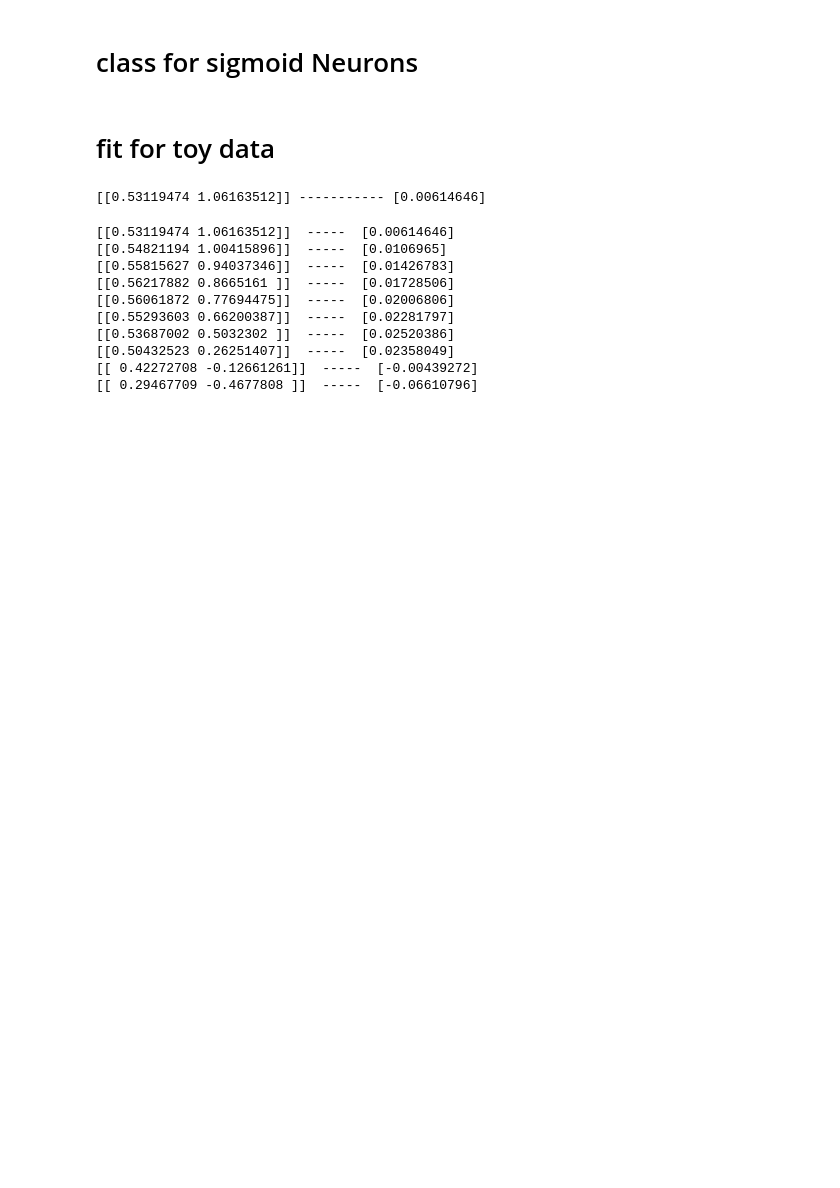
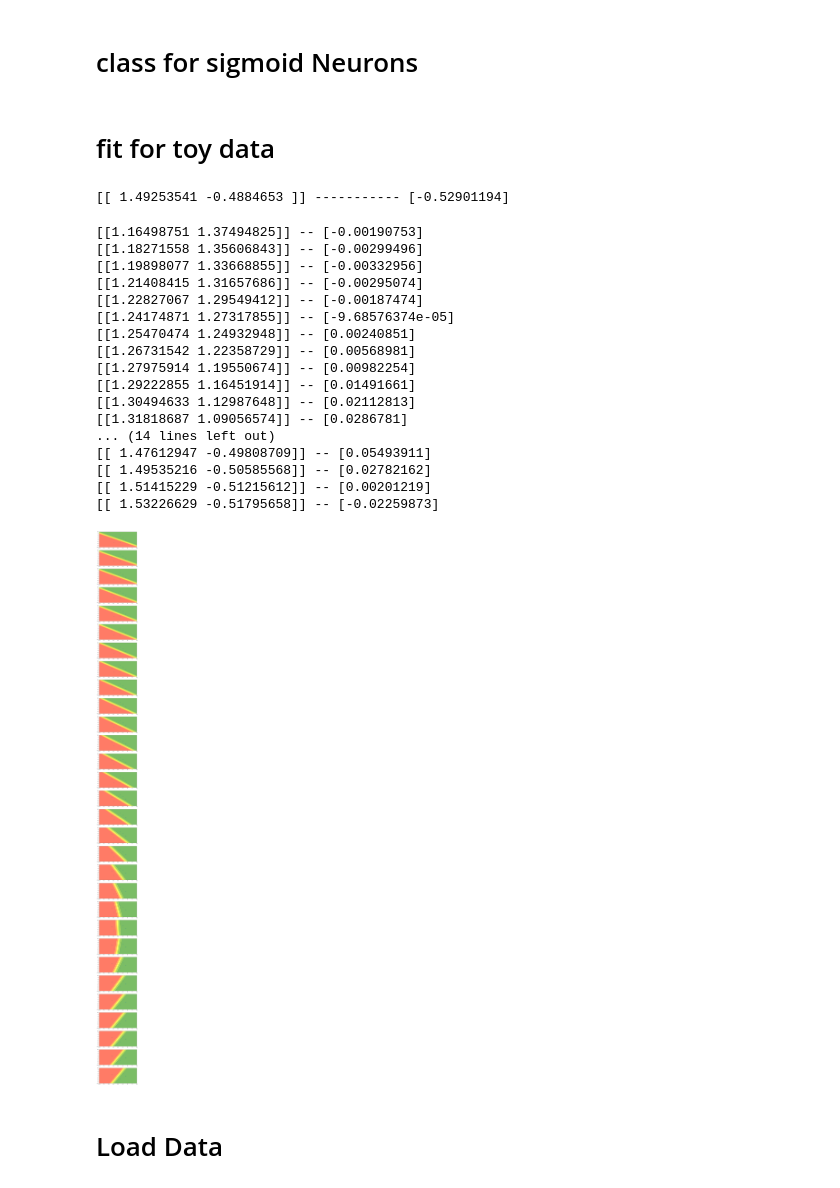
Before and after one commit to reversosticker/Machine-Learning, a Jupyter notebook: sigmoid_neurons.ipynb, the cells around one changed output. Drawn from its saved outputs; the diff is of its cells as text; code cells hidden in the pictures; blank space fills up the shorter version.

```diff
--- a/sigmoid_neurons.ipynb
+++ b/sigmoid_neurons.ipynb
@@ -167,38 +173,58 @@ class sigmoidNeurons:
 # %% [markdown]
 # fit for toy data
 # %%
-X=np.asarray([[2.5,2.5],[4,-1],[1,-4],[3,1.25],[2,4],[1,5]])
+X=np.asarray([[2.5,2.5],[4,-1],[1,-4],[-3,1.25],[-2,-4],[1,5]])
 Y=[1,1,1,0,0,0]
 # %%
 sn = sigmoidNeurons()
 sn.fit(X,Y,1,0.25,True)
+# %%
+#ploting a toy dataset here
+def plot_sn(X,Y,sn,ax):
+    X1=np.linspace(-10,10,100)
+    X2=np.linspace(-10,10,100)
+    XX1,XX2 = np.meshgrid(X1,X2)
+    YY = np.zeros(XX1.shape)
+    for i in range(X2.size):
+        for j in range(X1.size):
+            val= np.asarray([X1[j],X2[i]])
+            temp=sn.perceptron(val)
+            YY[i, j] = sn.sigmoid(temp)
+    ax.contourf(XX1,XX2,YY,cmap=my_cmap,alpha=0.6)
+    ax.scatter(X[:,0],X[:,1])
+    ax.plot()
 # %%
 print(sn.w,"-----------",sn.b)
 # %% [output]
-[[0.53119474 1.06163512]] ----------- [0.00614646]
+[[ 1.49253541 -0.4884653 ]] ----------- [-0.52901194]
-# %%
-def plot_sn(X,Y,sn,ax):
-    X1=np.linspace(-10,10,100)
-    X2=np.linspace(-10,10,100)
-    XX1, XX2 = np.meshgrid(X1,X2)
-    YY =np.zeros(XX1.shape)
-    for i in range(X2.shape):
-        for j in range(X1.size()):
-            val = np.asarray([X1[j],X2[j]])
-            YY[i,j] =  sn.sigmoid(sn.perceptron(val))
-    ax = plt.subplot()
 # %%
-for i in range(10):
-    print(sn.w," ----- ",sn.b)
+sn.fit(X,Y,1,0.25,True)
+N=30
+#ploting a multiple figure
+plt.figure(figsize=(10,N*5))
+for i in range(N):
+    ax = plt.subplot(N,1,i+1)
+    print(sn.w,"--",sn.b)
+    plot_sn(X,Y,sn,ax)
     sn.fit(X,Y,1,0.25,False)
 # %% [output]
-[[0.53119474 1.06163512]]  -----  [0.00614646]
-[[0.54821194 1.00415896]]  -----  [0.0106965]
-[[0.55815627 0.94037346]]  -----  [0.01426783]
-[[0.56217882 0.8665161 ]]  -----  [0.01728506]
-[[0.56061872 0.77694475]]  -----  [0.02006806]
-[[0.55293603 0.66200387]]  -----  [0.02281797]
-[[0.53687002 0.5032302 ]]  -----  [0.02520386]
-[[0.50432523 0.26251407]]  -----  [0.02358049]
-[[ 0.42272708 -0.12661261]]  -----  [-0.00439272]
-[[ 0.29467709 -0.4677808 ]]  -----  [-0.06610796]
+[[1.16498751 1.37494825]] -- [-0.00190753]
+[[1.18271558 1.35606843]] -- [-0.00299496]
+[[1.19898077 1.33668855]] -- [-0.00332956]
+[[1.21408415 1.31657686]] -- [-0.00295074]
+[[1.22827067 1.29549412]] -- [-0.00187474]
+[[1.24174871 1.27317855]] -- [-9.68576374e-05]
+[[1.25470474 1.24932948]] -- [0.00240851]
+[[1.26731542 1.22358729]] -- [0.00568981]
+[[1.27975914 1.19550674]] -- [0.00982254]
+[[1.29222855 1.16451914]] -- [0.01491661]
+[[1.30494633 1.12987648]] -- [0.02112813]
+[[1.31818687 1.09056574]] -- [0.0286781]
+... (14 lines left out)
+[[ 1.47612947 -0.49808709]] -- [0.05493911]
+[[ 1.49535216 -0.50585568]] -- [0.02782162]
+[[ 1.51415229 -0.51215612]] -- [0.00201219]
+[[ 1.53226629 -0.51795658]] -- [-0.02259873]
+[figure, added]
+# %% [markdown]
+# Load Data
```
Also changed, not shown: parts of 15 cells of this notebook, 1 other file.
